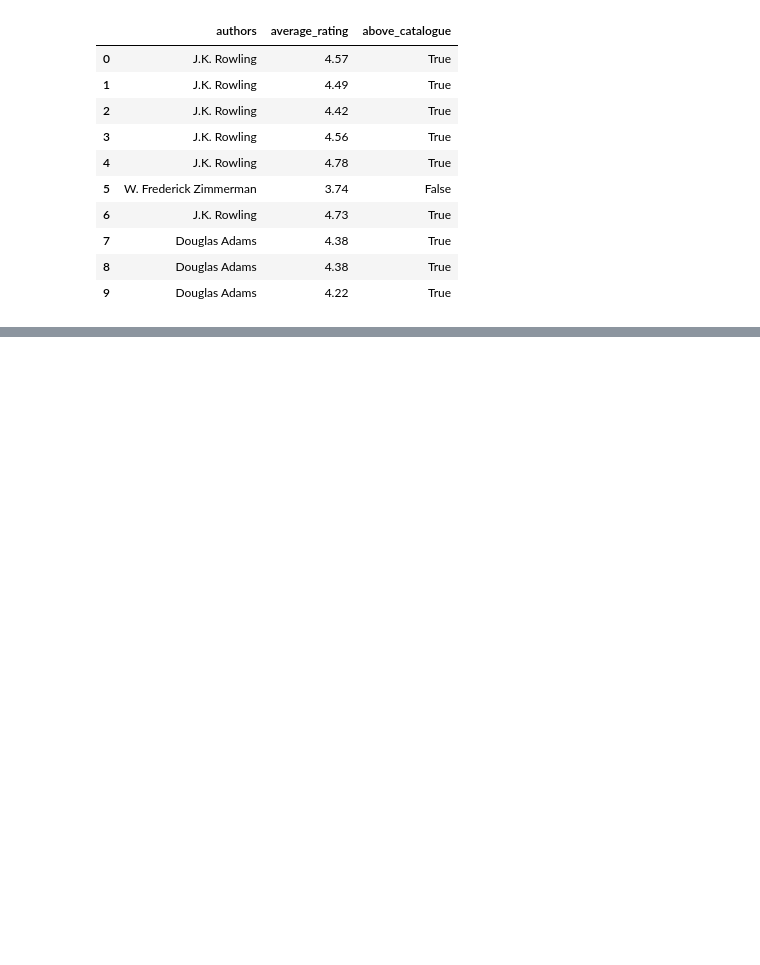
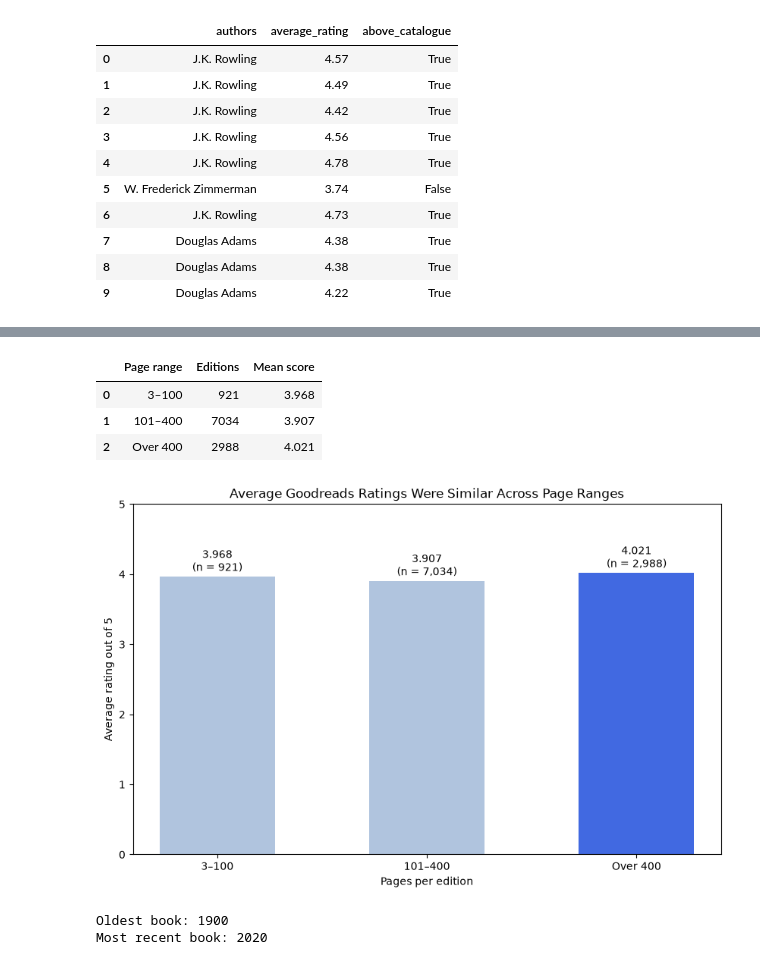
Before and after one commit to Preeti-data/first_project, a Jupyter notebook: notebooks/explore_clean_data_telma.ipynb, the cells around one changed output, grey strips where cells are left out. Drawn from its saved outputs; the diff is of its cells as text; code cells hidden in the pictures; blank space fills up the shorter version.

```diff
--- a/notebooks/explore_clean_data_telma.ipynb
+++ b/notebooks/explore_clean_data_telma.ipynb
@@ -448,0 +300,28 @@ plt.show()
+# %%
+# H3: Book length: Longer books tend to receive different average ratings than shorter books.
+
+# Exclude missing page counts and records with 1–2 pages (audiobooks)
+h3_books = rated_books[rated_books["num_pages"] > 2]
+pages = h3_books["num_pages"]
+
+# Separate into three groups based on page count
+short_editions = h3_books[pages <= 100] #books up to 100 pages long
+medium_editions = h3_books[(pages > 100) & (pages <= 400)] #books between 101 and 400 pages
+long_editions = h3_books[pages > 400] #more than 400 pages
+
+# Calculate the mean for each group
+h3_summary = pd.DataFrame({
+    "Page range": ["3–100", "101–400", "Over 400"],
+    "Editions": [len(short_editions), len(medium_editions), len(long_editions)],
+    "Mean score": [
+        short_editions["average_rating"].mean(),
+        medium_editions["average_rating"].mean(),
+        long_editions["average_rating"].mean()
+    ]})
+
+h3_summary.round(3)
+# %% [output]
+|  | Page range | Editions | Mean score |
+| 0 | 3–100 | 921 | 3.968 |
+| 1 | 101–400 | 7034 | 3.907 |
+| 2 | Over 400 | 2988 | 4.021 |
@@ -448,0 +336,36 @@ plt.show()
+# %%
+# H3 chart
+page_ranges = h3_summary["Page range"]
+mean_scores = h3_summary["Mean score"]
+edition_counts = h3_summary["Editions"]
+
+plt.figure(figsize=(10, 6))
+plt.bar(
+    page_ranges,
+    mean_scores,
+    color=["lightsteelblue", "lightsteelblue", "royalblue"],
+    width=0.55
+)
+
+# Show the mean score and edition count
+for i, (score, count) in enumerate(zip(mean_scores, edition_counts)):
+    plt.text(i, score + 0.08, f"{score:.3f}\n(n = {count:,})", ha="center")
+
+plt.title("Average Goodreads Ratings Were Similar Across Page Ranges")
+plt.xlabel("Pages per edition")
+plt.ylabel("Average rating out of 5")
+plt.ylim(0, 5)
+
+# Save the chart
+plt.savefig("h3_book_length.png", dpi=200, bbox_inches="tight")
+plt.show()
+# %% [output]
+[figure, added]
+# %%
+# H4 - Publication period: Average ratings and Goodreads engagement differ across publication periods.
+
+print("Oldest book:", rated_books["publication_year"].min())
+print("Most recent book:", rated_books["publication_year"].max())
+# %% [output]
+Oldest book: 1900
+Most recent book: 2020
```
Also changed, not shown: parts of 26 cells of this notebook, 15 other files.
